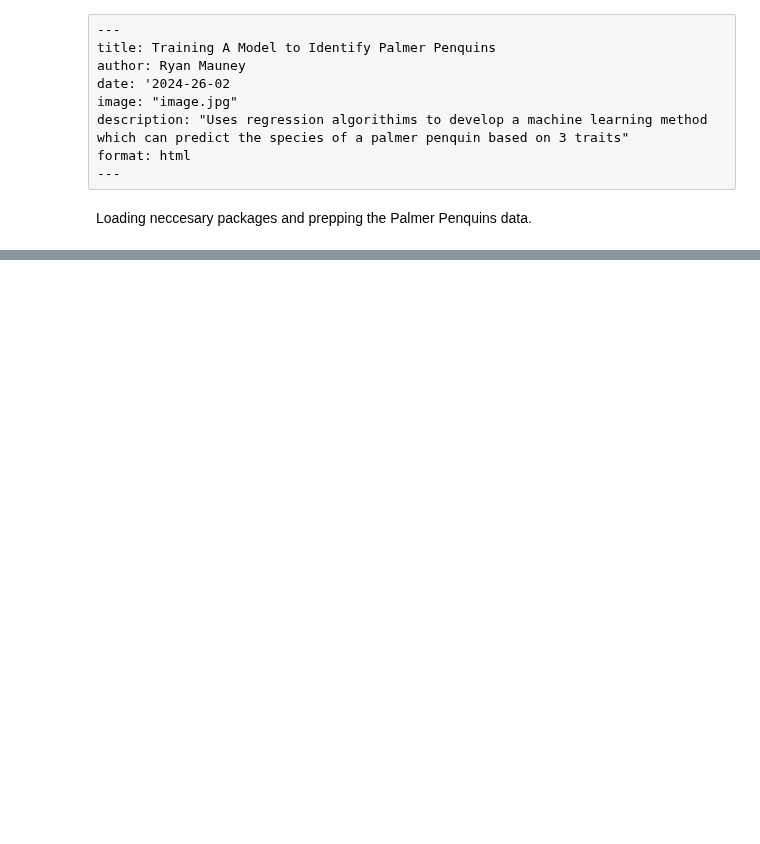
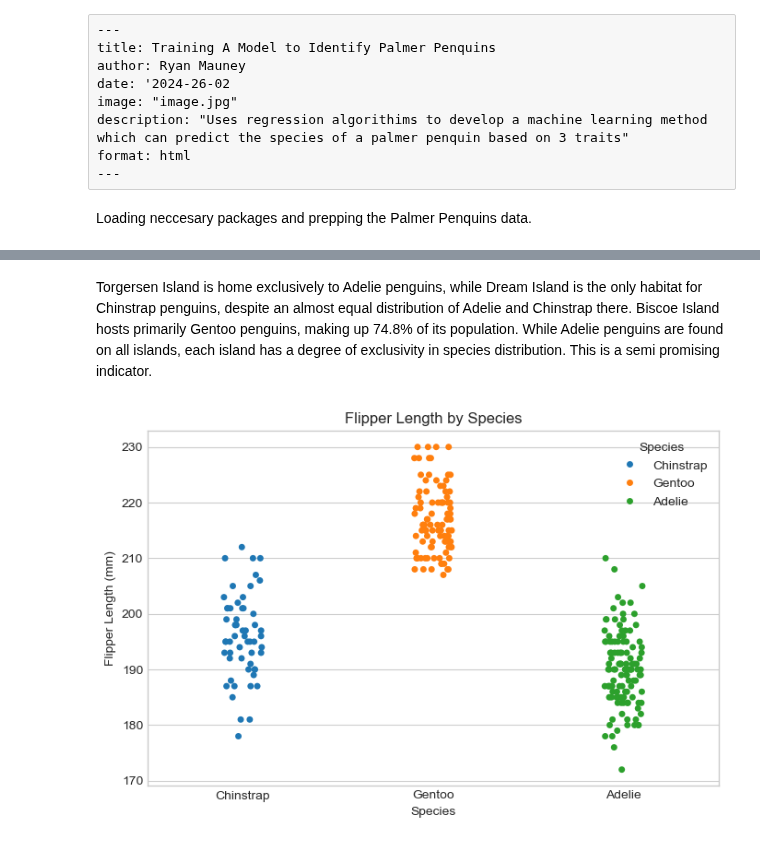
Before and after one commit to Nibsquatch/Nibsquatch.github.io, a Jupyter notebook: posts/example-blog-post/index.ipynb, the cells around one changed output, grey strips where cells are left out. Drawn from its saved outputs; the diff is of its cells as text; code cells hidden in the pictures; blank space fills up the shorter version.

```diff
--- a/posts/example-blog-post/index.ipynb
+++ b/posts/example-blog-post/index.ipynb
@@ -32,0 +48,10 @@ df.head()
+# %% [markdown]
+Torgersen Island is home exclusively to Adelie penguins, while Dream Island is the only habitat for Chinstrap penguins, despite an almost equal distribution of Adelie and Chinstrap there. Biscoe Island hosts primarily Gentoo penguins, making up 74.8% of its population. While Adelie penguins are found on all islands, each island has a degree of exclusivity in species distribution. This is a semi promising indicator.
+# %%
+# explore the species groups by flipper length
+plt.figure(figsize=(8, 5))
+sns.stripplot(x = "Species", y = "Flipper Length (mm)", data = df, hue = "Species", legend = "brief")
+plt.title("Flipper Length by Species")
+plt.show()
+# %% [output]
+[figure, added]
```
Also changed, not shown: parts of 5 cells of this notebook.
